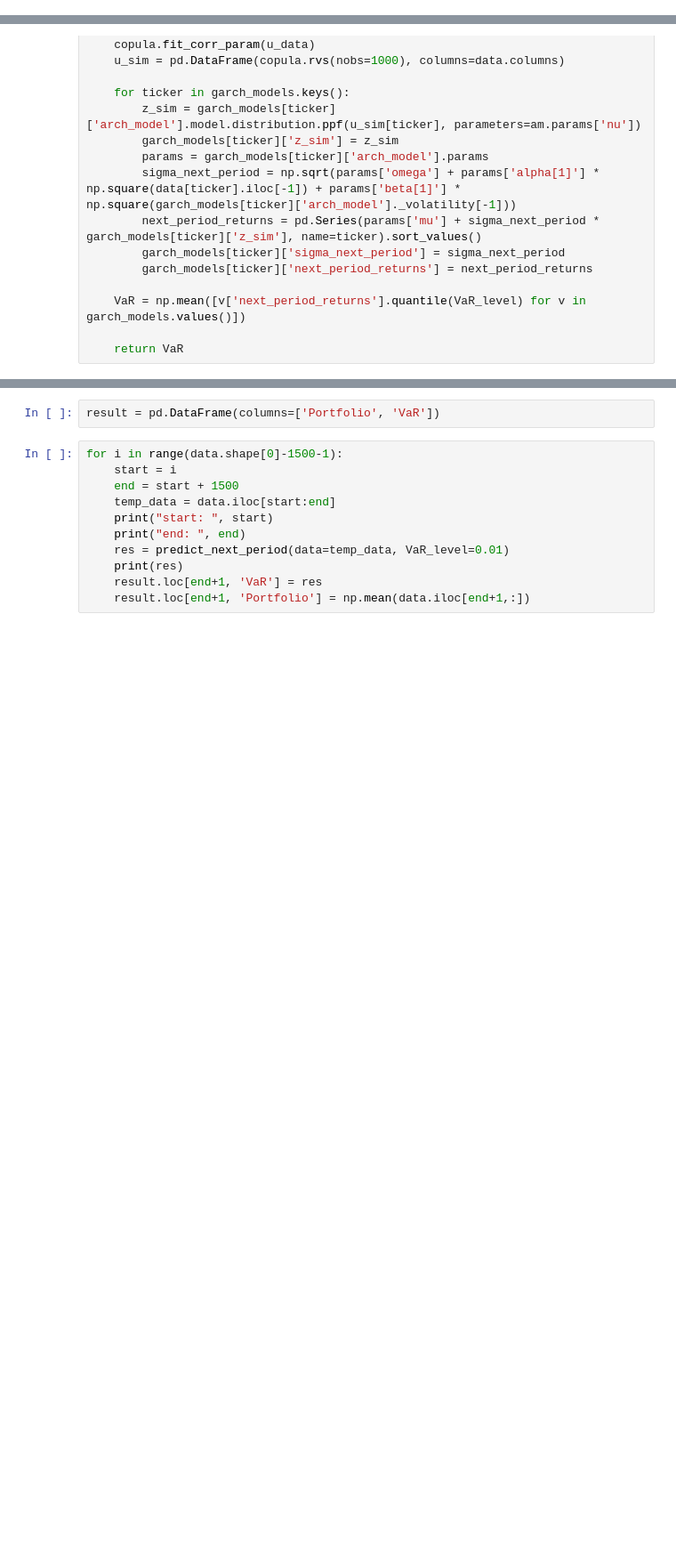
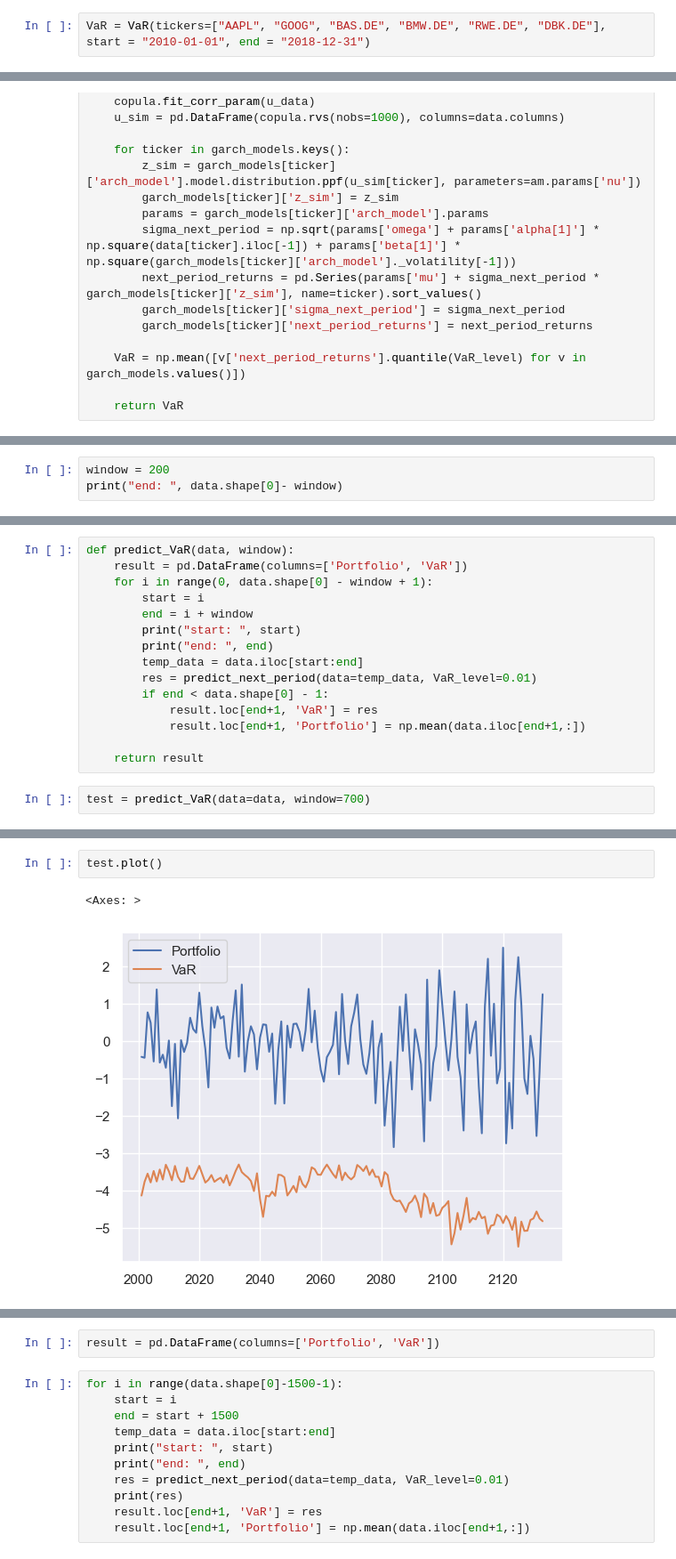
Before and after one commit to memlein/Copula-GARCH-for-Value-at-Risk-Prediction, a Jupyter notebook: VaR.ipynb, the cells around one changed output, grey strips where cells are left out. Shown: that part at 89% size. Cells and saved outputs as stored; diff of their text form; blank space fills up the shorter version.

Commit message:
working window

```diff
--- a/VaR.ipynb
+++ b/VaR.ipynb
@@ -23,0 +79,2 @@ data = download_data(tickers=["AAPL", "GOOG", "BAS.DE", "BMW.DE", "RWE.DE", "DBK
+# %%
+VaR = VaR(tickers=["AAPL", "GOOG", "BAS.DE", "BMW.DE", "RWE.DE", "DBK.DE"], start = "2010-01-01", end = "2018-12-31")
@@ -57,0 +128,3 @@ def predict_next_period(data, VaR_level):
+# %%
+window = 200
+print("end: ", data.shape[0]- window)
@@ -57,0 +133,17 @@ def predict_next_period(data, VaR_level):
+# %%
+def predict_VaR(data, window):
+    result = pd.DataFrame(columns=['Portfolio', 'VaR'])
+    for i in range(0, data.shape[0] - window + 1):
+        start = i
+        end = i + window
+        print("start: ", start)
+        print("end: ", end)
+        temp_data = data.iloc[start:end]
+        res = predict_next_period(data=temp_data, VaR_level=0.01)
+        if end < data.shape[0] - 1:
+            result.loc[end+1, 'VaR'] = res
+            result.loc[end+1, 'Portfolio'] = np.mean(data.iloc[end+1,:])
+
+    return result
+# %%
+test = predict_VaR(data=data, window=700)
@@ -57,0 +168,5 @@ def predict_next_period(data, VaR_level):
+# %%
+test.plot()
+# %% [output]
+<Axes: >
+[figure, added]
```
Also changed, not shown: parts of 10 cells of this notebook.
